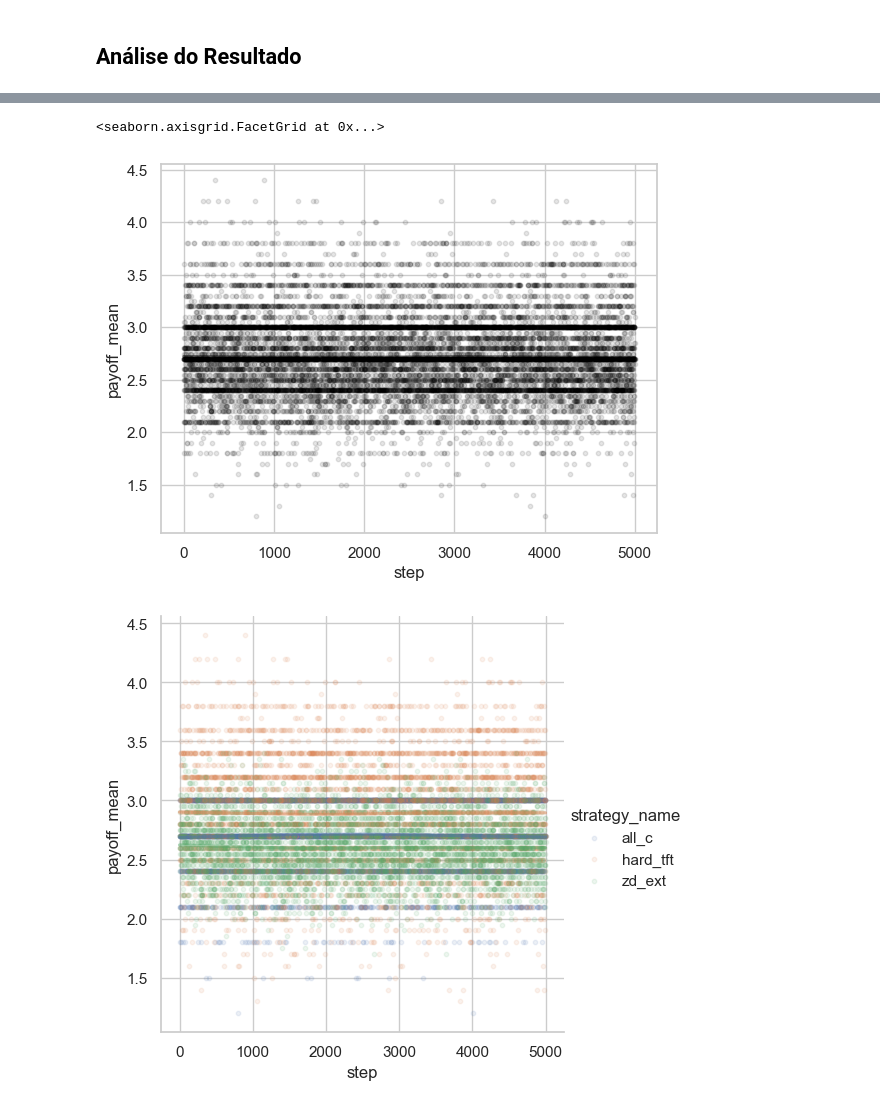
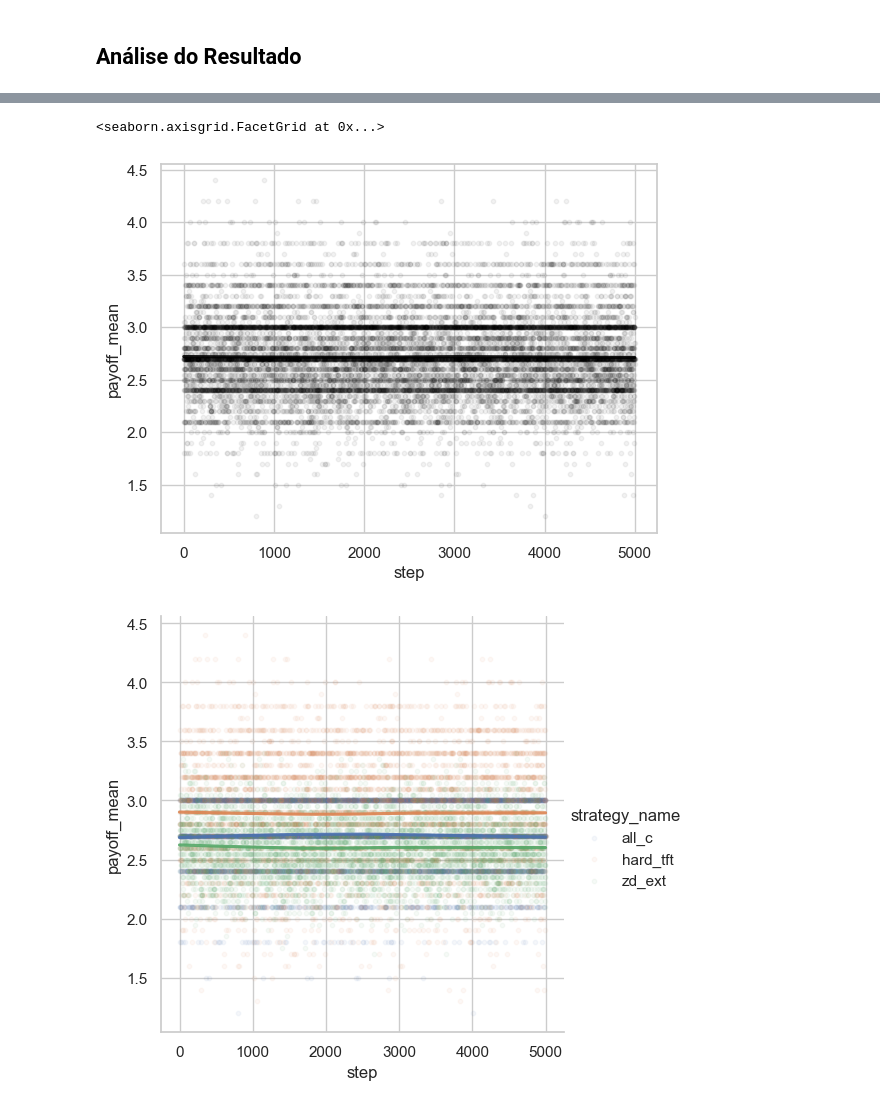
Before and after one commit to sergiolmrivero/examples, a Jupyter notebook: ipd/ipd_scenarios.ipynb, the cells around one changed output, grey strips where cells are left out. Saved outputs shown, nothing was run; the diff lists cells and outputs as text; code cells hidden in the pictures.

Commit message:
Improving Graphs

```diff
--- a/ipd/ipd_scenarios.ipynb
+++ b/ipd/ipd_scenarios.ipynb
@@ -194,24 +194,24 @@ The `join` parameter is deprecated and will be removed in v0.15.0. You can remov
 # %%
 sns.regplot(data=sum_runs,
             x="step",
             y="payoff_mean",
             label="strategy_name",
             scatter=True,
             lowess=True,
             color="black",
-            line_kws={"alpha": 0.5},
-            scatter_kws={"alpha": 0.1, "s": 10})
+            line_kws={"alpha": 0.9},
+            scatter_kws={"alpha": 0.05, "s": 10})
 
 
 sns.lmplot(data=sum_runs,
             x="step",
             y="payoff_mean",
             hue="strategy_name",
             scatter=True,
             lowess=True,
-            line_kws={"alpha": 0.5},
-            scatter_kws={"alpha": 0.1, "s": 10})
+            line_kws={"alpha": 0.9},
+            scatter_kws={"alpha": 0.05, "s": 10})
 # %% [output]
 <seaborn.axisgrid.FacetGrid at 0x...>
-[figure, old version]
+[figure, new version]
-[figure, old version]
+[figure, new version]
```
Also changed, not shown: parts of 1 cell of this notebook.
